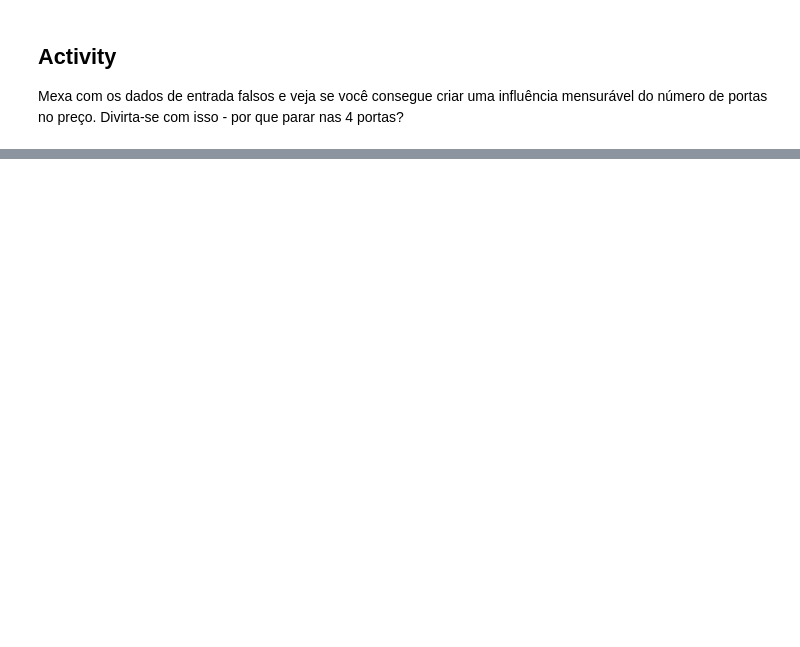
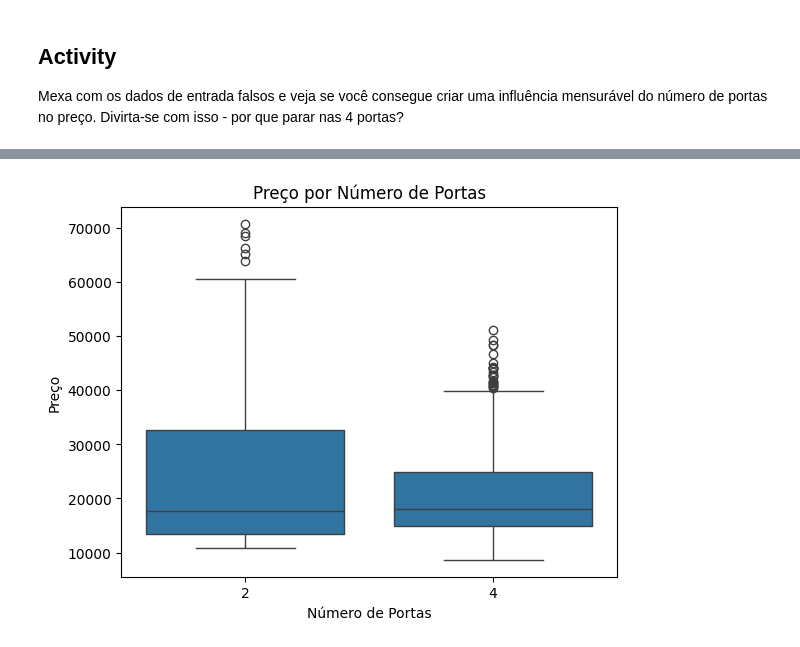
Before and after one commit to JoninhasC/Lamia---Bootcamp-Aprendizado-de-M-quina, a Jupyter notebook: Card11/Multiple Regression, and Predicting Car.ipynb, the cells around one changed output, grey strips where cells are left out. Cells and saved outputs as stored; diff of their text form; code cells hidden in the pictures; blank space fills up the shorter version.

```diff
--- a/Card11/Multiple Regression, and Predicting Car.ipynb
+++ b/Card11/Multiple Regression, and Predicting Car.ipynb
@@ -179,0 +262,9 @@ Mexa com os dados de entrada falsos e veja se você consegue criar uma influênc
+# %%
+# Gráfico de dispersão entre preço e número de portas
+sns.boxplot(x='Doors', y='Price', data=df)
+plt.title('Preço por Número de Portas')
+plt.xlabel('Número de Portas')
+plt.ylabel('Preço')
+plt.show()
+# %% [output]
+[figure, added]
```
Also changed, not shown: parts of 14 cells of this notebook.
